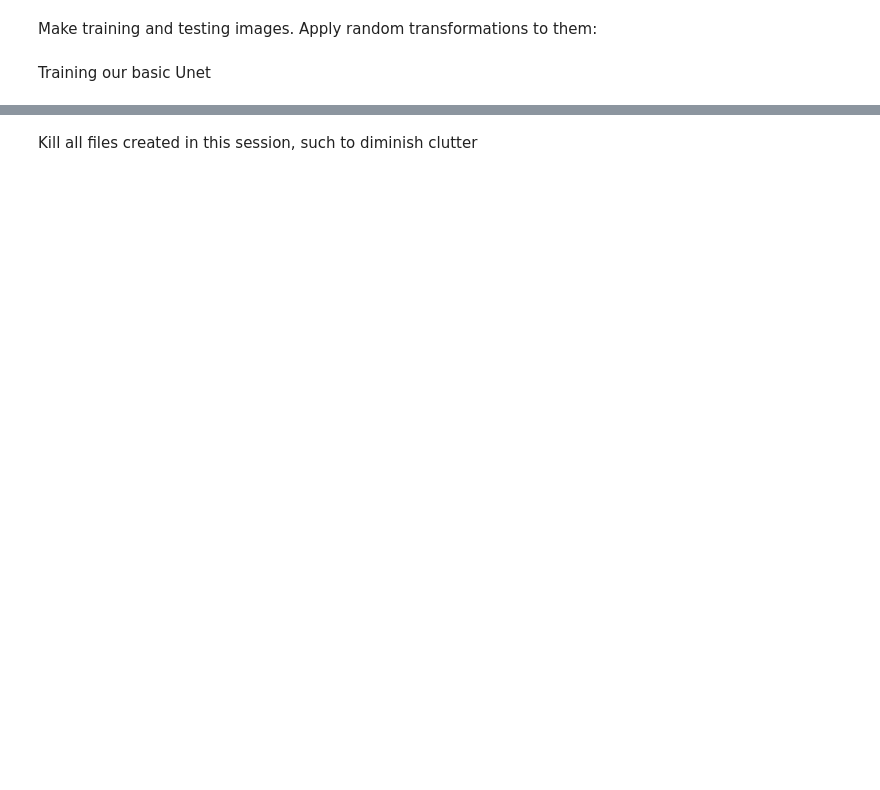
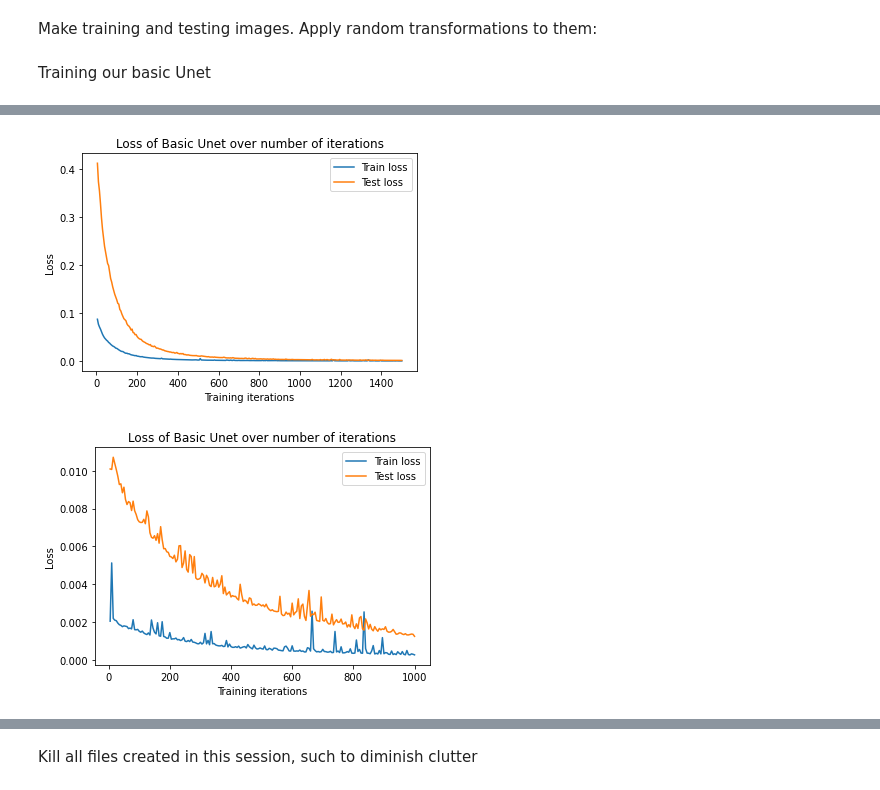
Before and after one commit to Nugni/Bachelor_rep_angiograms, a Jupyter notebook: src/Main.ipynb, the cells around one changed output, grey strips where cells are left out. Drawn from its saved outputs; the diff is of its cells as text; code cells hidden in the pictures; blank space fills up the shorter version.

Commit message:
Tested basic Unet works, and achieved rudimentary results

```diff
--- a/src/Main.ipynb
+++ b/src/Main.ipynb
@@ -146,5 +155,5 @@ criterion = nn.BCELoss()
 criterion.to(device)
 
 #Training, pray for me
-trainLoss, testLoss , net = trainLoop(net1, optimizer, criterion, device, 2, trainLoader, testLoader, print_interv=5)
+trainLoss, testLoss , net = trainLoop(net1, optimizer, criterion, device, 5, trainLoader, testLoader, print_interv=5)
 # %% [output]
@@ -153,0 +177,7 @@ KeyboardInterrupt:
+# %%
+from trainingFunctionality import visualizeLoss
+visualizeLoss("Basic Unet", 5, trainLoss, testLoss)
+visualizeLoss("Basic Unet", 5, trainLoss[100:], testLoss[100:])
+# %% [output]
+[figure, added]
+[figure, added]
```
Also changed, not shown: parts of 5 cells of this notebook, 1 other file.
